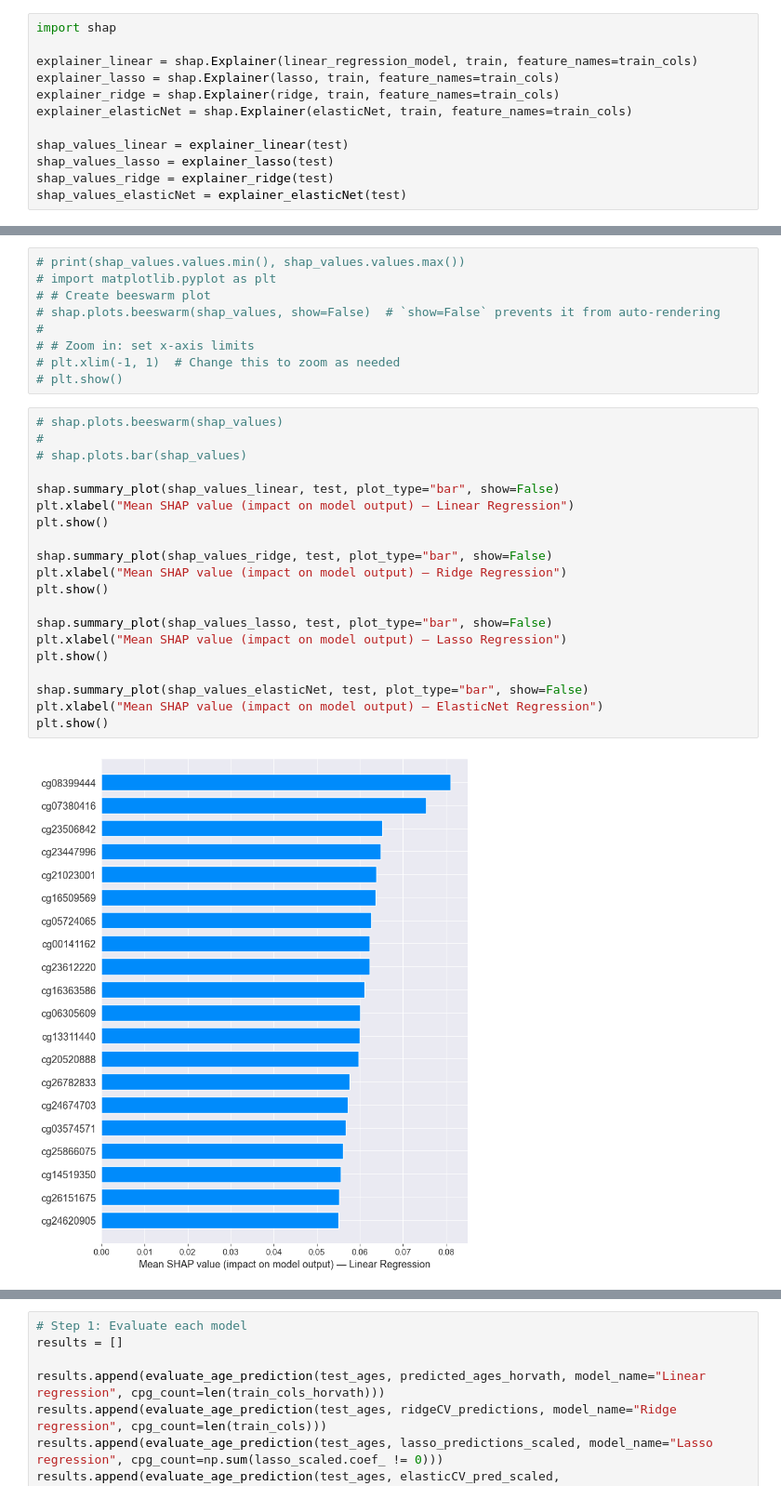
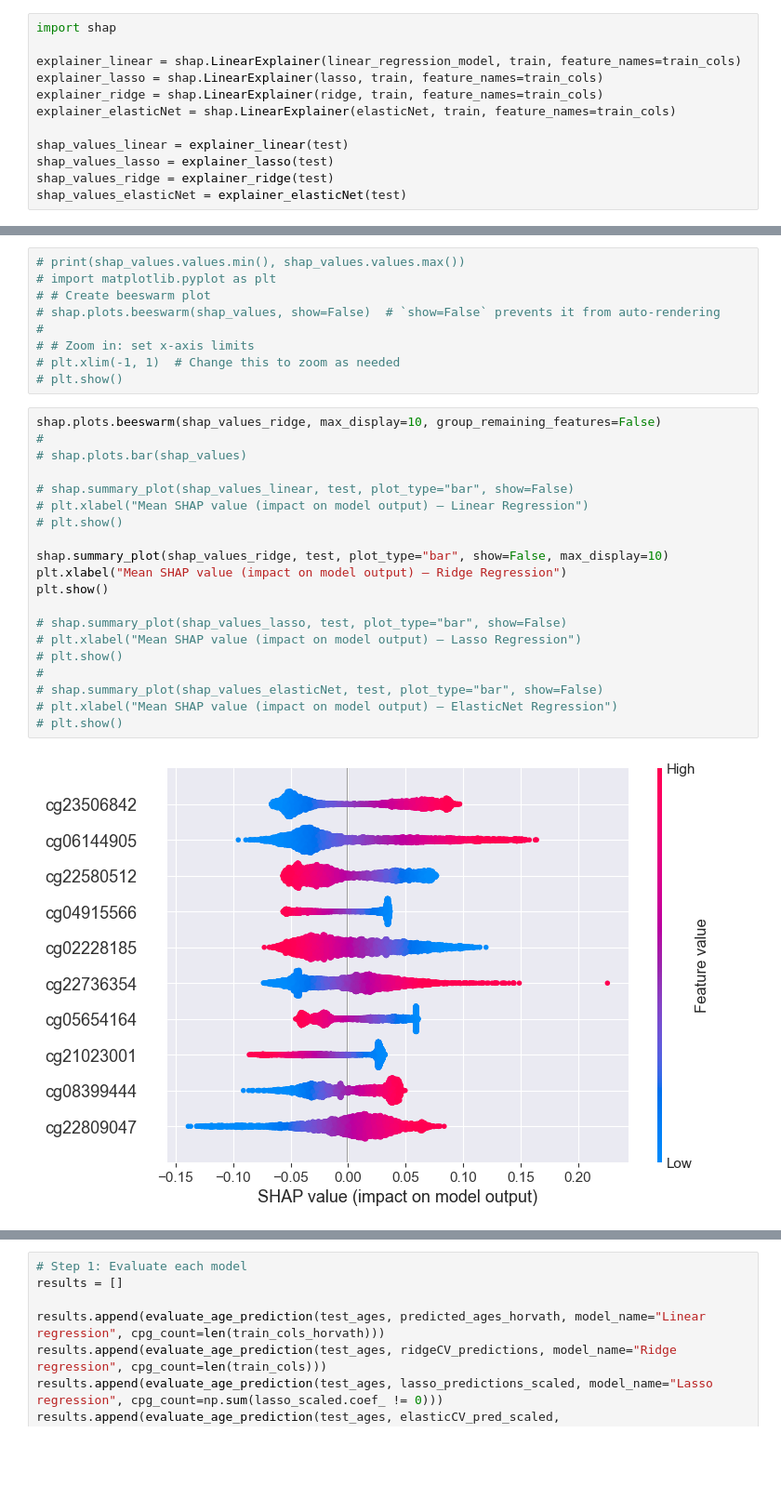
Before and after one commit to elena011/rp-delft, a Jupyter notebook: models/feature_importance.ipynb, the cells around one changed output, grey strips where cells are left out. Shown at 93% size. Saved outputs shown, nothing was run; the diff lists cells and outputs as text; blank space fills up the shorter version.

Commit message:
shap ridge

```diff
--- a/models/feature_importance.ipynb
+++ b/models/feature_importance.ipynb
@@ -458,10 +458,10 @@ styled_table
 # %%
 import shap
 
-explainer_linear = shap.Explainer(linear_regression_model, train, feature_names=train_cols)
-explainer_lasso = shap.Explainer(lasso, train, feature_names=train_cols)
-explainer_ridge = shap.Explainer(ridge, train, feature_names=train_cols)
-explainer_elasticNet = shap.Explainer(elasticNet, train, feature_names=train_cols)
+explainer_linear = shap.LinearExplainer(linear_regression_model, train, feature_names=train_cols)
+explainer_lasso = shap.LinearExplainer(lasso, train, feature_names=train_cols)
+explainer_ridge = shap.LinearExplainer(ridge, train, feature_names=train_cols)
+explainer_elasticNet = shap.LinearExplainer(elasticNet, train, feature_names=train_cols)
 
 shap_values_linear = explainer_linear(test)
 shap_values_lasso = explainer_lasso(test)
@@ -503,24 +503,24 @@ top_array = np.array(list(top_ridge))
 # plt.xlim(-1, 1)  # Change this to zoom as needed
 # plt.show()
 # %%
-# shap.plots.beeswarm(shap_values)
+shap.plots.beeswarm(shap_values_ridge, max_display=10, group_remaining_features=False)
 #
 # shap.plots.bar(shap_values)
 
-shap.summary_plot(shap_values_linear, test, plot_type="bar", show=False)
-plt.xlabel("Mean SHAP value (impact on model output) — Linear Regression")
-plt.show()
+# shap.summary_plot(shap_values_linear, test, plot_type="bar", show=False)
+# plt.xlabel("Mean SHAP value (impact on model output) — Linear Regression")
+# plt.show()
 
-shap.summary_plot(shap_values_ridge, test, plot_type="bar", show=False)
+shap.summary_plot(shap_values_ridge, test, plot_type="bar", show=False, max_display=10)
 plt.xlabel("Mean SHAP value (impact on model output) — Ridge Regression")
 plt.show()
 
-shap.summary_plot(shap_values_lasso, test, plot_type="bar", show=False)
-plt.xlabel("Mean SHAP value (impact on model output) — Lasso Regression")
-plt.show()
-
-shap.summary_plot(shap_values_elasticNet, test, plot_type="bar", show=False)
-plt.xlabel("Mean SHAP value (impact on model output) — ElasticNet Regression")
-plt.show()
+# shap.summary_plot(shap_values_lasso, test, plot_type="bar", show=False)
+# plt.xlabel("Mean SHAP value (impact on model output) — Lasso Regression")
+# plt.show()
+#
+# shap.summary_plot(shap_values_elasticNet, test, plot_type="bar", show=False)
+# plt.xlabel("Mean SHAP value (impact on model output) — ElasticNet Regression")
+# plt.show()
 # %% [output]
-[figure, old version]
+[figure, new version]
```
Also changed, not shown: parts of 1 cell of this notebook.
